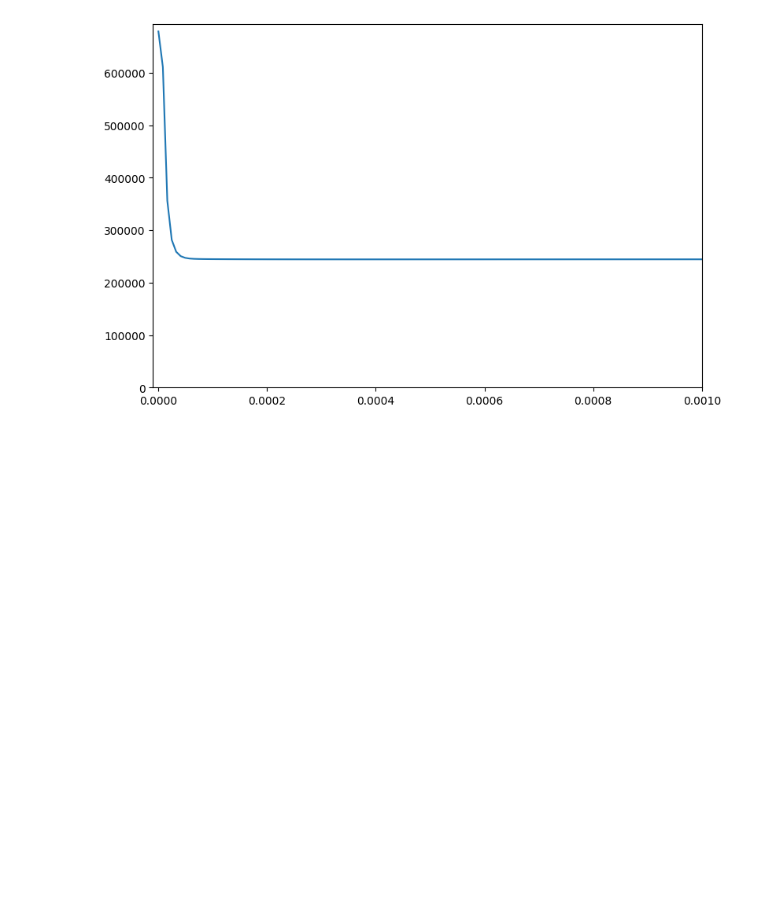
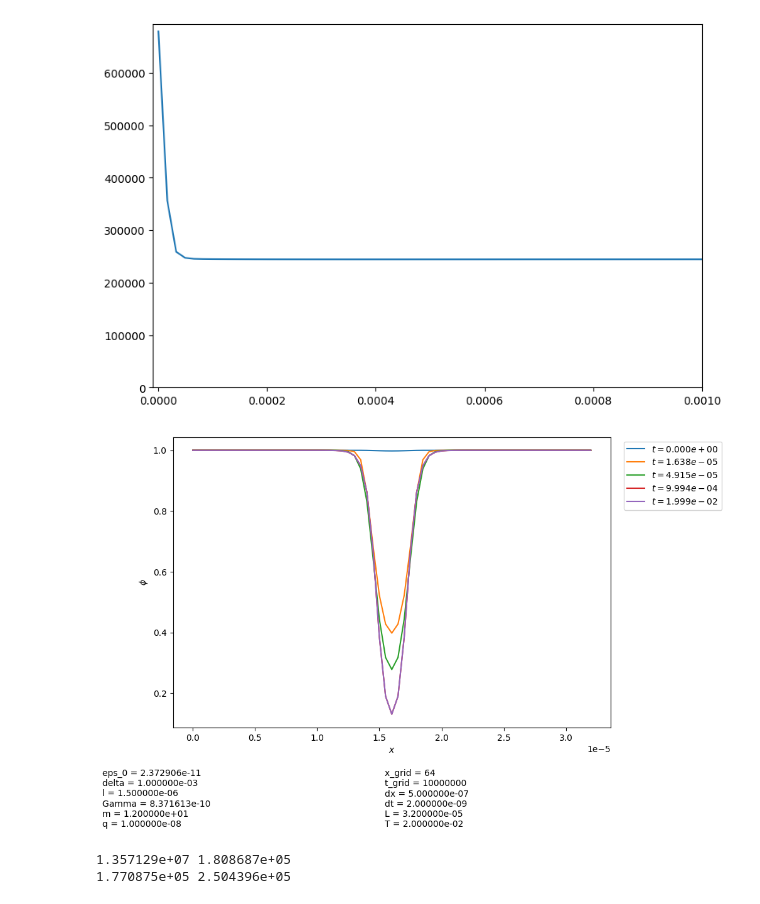
Before and after one commit to ponomarevandr/disruption, a Jupyter notebook: consensual_model/experiments/basic_check/electric_check.ipynb, the cells around one changed output. Drawn from its saved outputs; the diff is of its cells as text; code cells hidden in the pictures; blank space fills up the shorter version.

```diff
--- a/consensual_model/experiments/basic_check/electric_check.ipynb
+++ b/consensual_model/experiments/basic_check/electric_check.ipynb
@@ -55,3 +60,15 @@ plt.plot(model.ts, model.E)
 plt.show()
 # %% [output]
 [figure]
+# %%
+model_strong = model_from_file(data_dir + 'model_strong.csv')
+# %%
+model_plot(model_strong, [0, 1e-5, 5e-5, 1e-3, 2e-2], figsize=(9, 6))
+# %% [output]
+[figure, added]
+# %%
+print('{:e} {:e}'.format(model_strong.E[0], model_strong.E[-1]))
+print('{:e} {:e}'.format(E_natural, E_natural * sqrt(2.0)))
+# %% [output]
+1.357129e+07 1.808687e+05
+1.770875e+05 2.504396e+05
```
Also changed, not shown: parts of 20 cells of this notebook, 6 other files.
